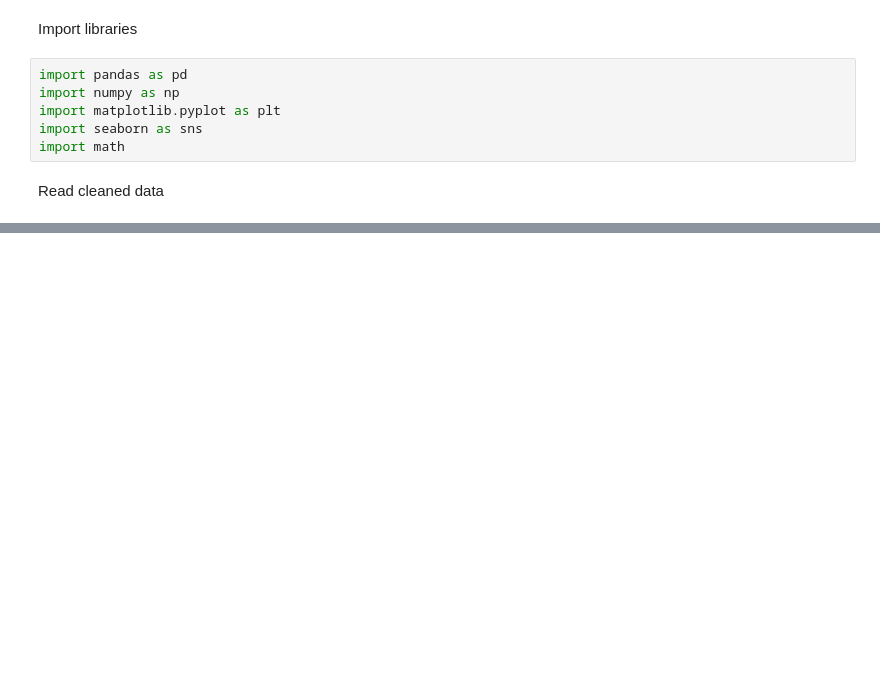
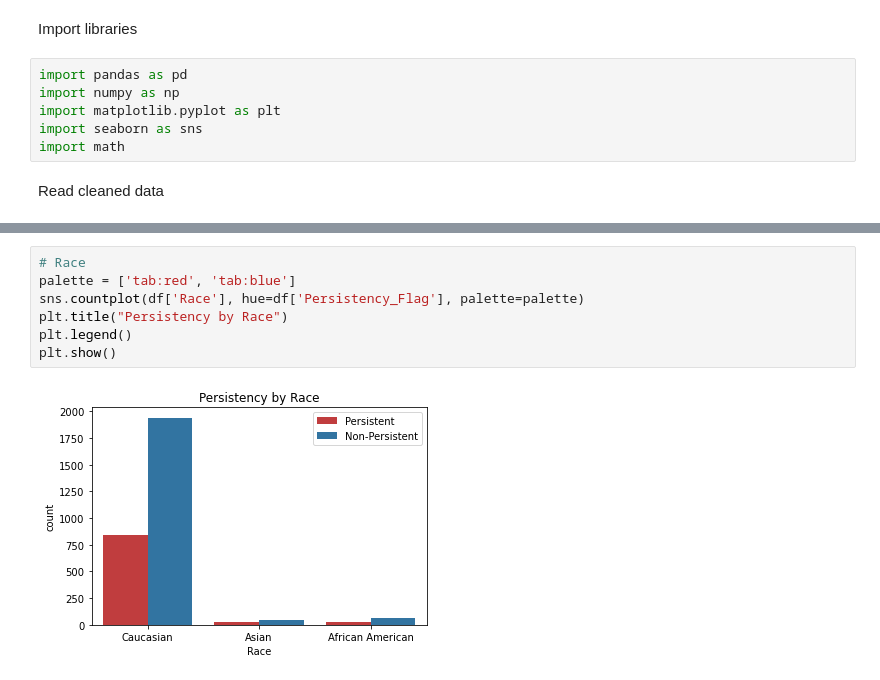
Before and after one commit to Soniyasunny1/7_week7, a Jupyter notebook: week_10/2_EDA.ipynb, the cells around one changed output, grey strips where cells are left out. Saved outputs shown, nothing was run; the diff lists cells and outputs as text; blank space fills up the shorter version.

```diff
--- a/week_10/2_EDA.ipynb
+++ b/week_10/2_EDA.ipynb
@@ -25,0 +168,9 @@ df2.head()
+# %%
+# Race
+palette = ['tab:red', 'tab:blue']
+sns.countplot(df['Race'], hue=df['Persistency_Flag'], palette=palette)
+plt.title("Persistency by Race")
+plt.legend()
+plt.show()
+# %% [output]
+[figure, added]
```
Also changed, not shown: parts of 27 cells of this notebook, 2 other files.
